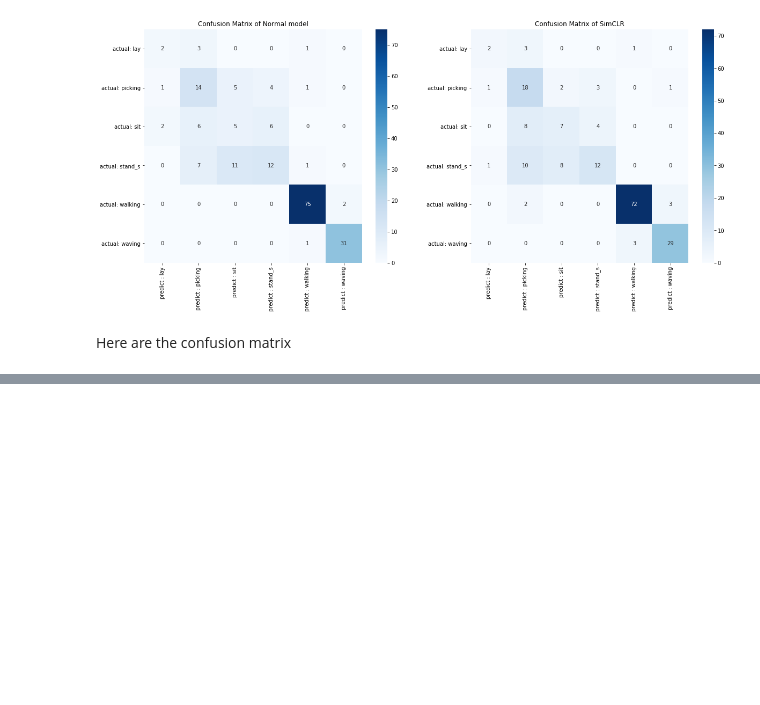
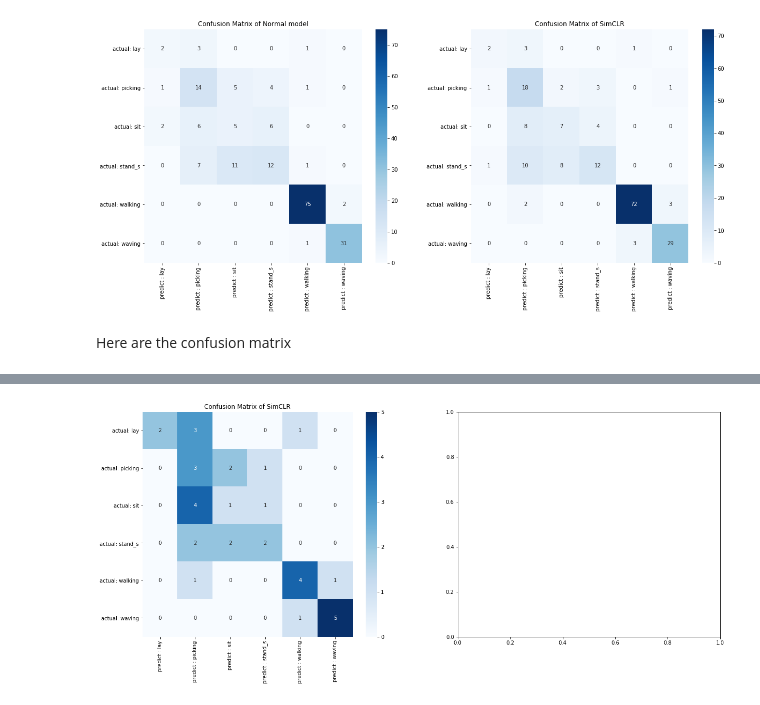
Before and after one commit to hslau44/irs_toolbox, a Jupyter notebook: Visualization.ipynb, the cells around one changed output, grey strips where cells are left out. Saved outputs shown, nothing was run; the diff lists cells and outputs as text; code cells hidden in the pictures; blank space fills up the shorter version.

```diff
--- a/Visualization.ipynb
+++ b/Visualization.ipynb
@@ -61,0 +90,7 @@ Here are the confusion matrix
+# %%
+f,axs = plt.subplots(1,2,figsize=(20,8))
+sns.heatmap(clf_cmtx,ax=axs[0],cmap='Blues',annot=True)
+axs[0].set_title('Confusion Matrix of SimCLR')
+plt.show()
+# %% [output]
+[figure, added]
```
Also changed, not shown: parts of 6 cells of this notebook.
